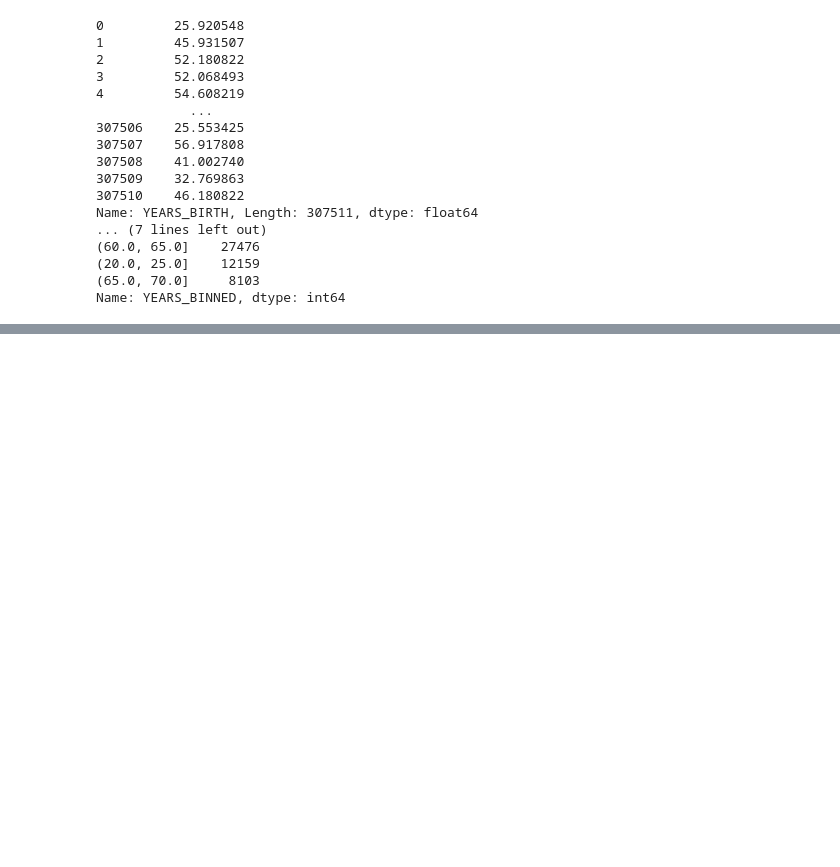
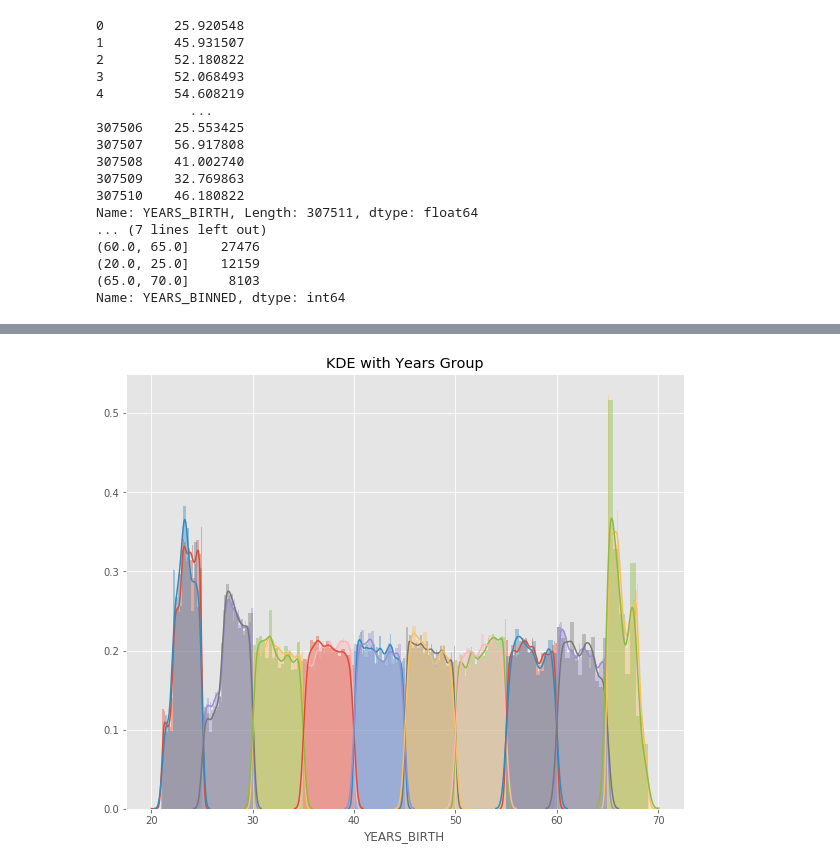
Before and after one commit to francislin871206/4th-ML100Days, a Jupyter notebook: Day_016_HW_practice.ipynb, the cells around one changed output, grey strips where cells are left out. Cells and saved outputs as stored; diff of their text form; code cells hidden in the pictures; blank space fills up the shorter version.

```diff
--- a/Day_016_HW_practice.ipynb
+++ b/Day_016_HW_practice.ipynb
@@ -139,5 +124,0 @@ KeyError: "None of [Float64Index([ 25.92054794520548,  45.93150684931507,  52.18
-# %%
-years_group = list(str(sorted(age_data['YEARS_BINNED'].value_counts().index)))
-for i in years_group:
-    sns.distplot(age_data.loc[(age_data['YEARS_BINNED'] == years_group[i])  \
-                            & (age_data['TARGET'] == 0) ,age_data['YEARS_BIRTH']], label = str(years_group[i]) )
@@ -149,0 +125,22 @@ SyntaxError: invalid syntax (<ipython-input-23-4616bed5dcb4>, line 1)
+# %%
+# 繪圖前先排序 / 分
+'''
+print(sorted(age_data['YEARS_BINNED'].unique()))
+print(type(sorted(age_data['YEARS_BINNED'].unique())))
+print(np.sort(age_data['YEARS_BINNED'].unique()))
+print(type(np.sort(age_data['YEARS_BINNED'].unique())))
+'''
+
+plt.figure(figsize = (10,8))
+
+sorted_years_group = sorted(age_data['YEARS_BINNED'].unique())
+for i in range(len(sorted_years_group)):
+    sns.distplot(age_data.loc[(age_data['YEARS_BINNED'] == sorted_years_group[i])  \
+                                & (age_data['TARGET'] == 0) ,'YEARS_BIRTH'], label = str(sorted_years_group[i]) )
+    sns.distplot(age_data.loc[(age_data['YEARS_BINNED'] == sorted_years_group[i]) \
+                            & (age_data['TARGET'] == 1),'YEARS_BIRTH'] ,label = str(sorted_years_group[i]) )
+
+    plt.title('KDE with Years Group')
+    plt.show
+# %% [output]
+[figure, added]
```
Also changed, not shown: parts of 8 cells of this notebook.
